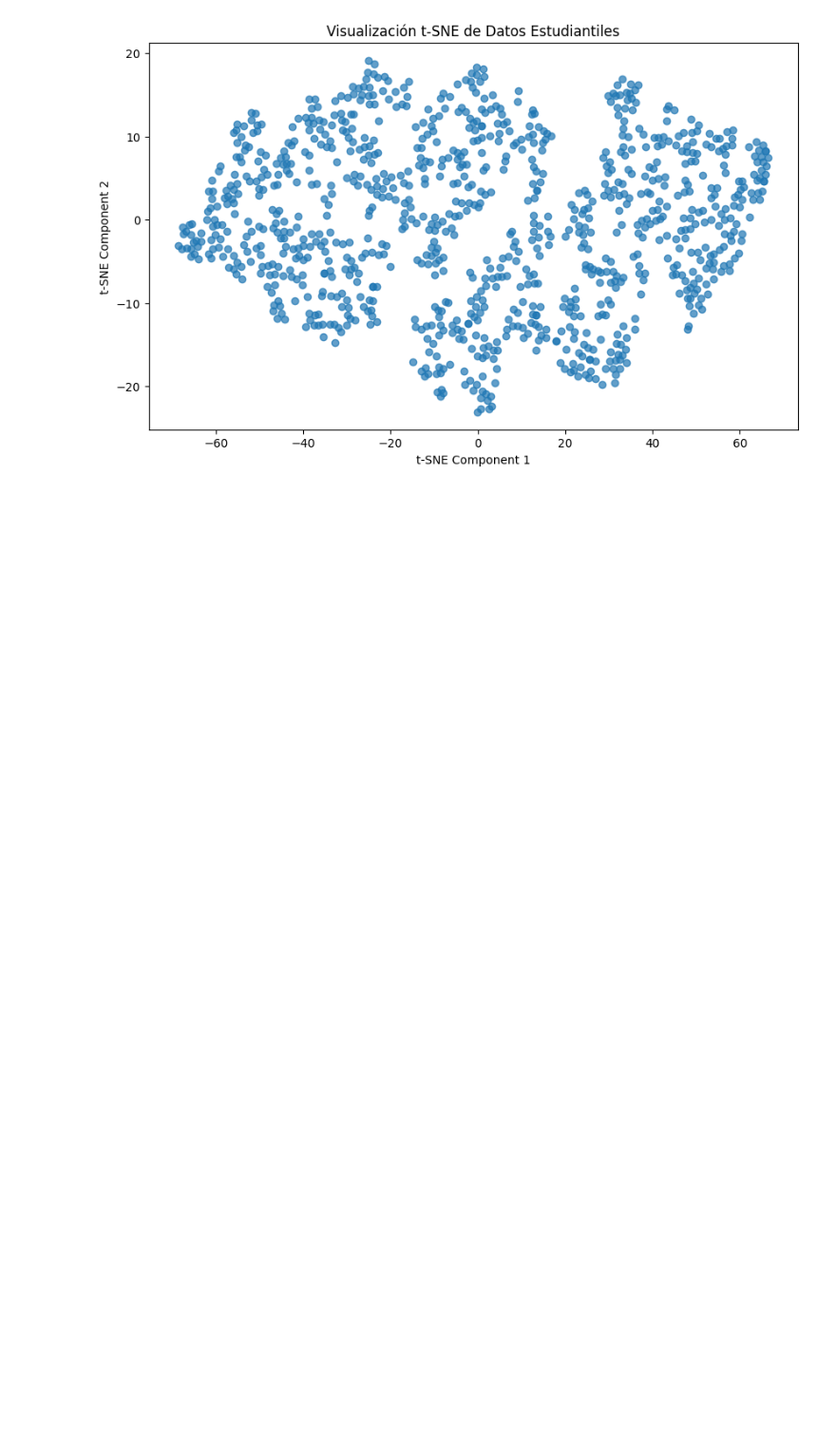
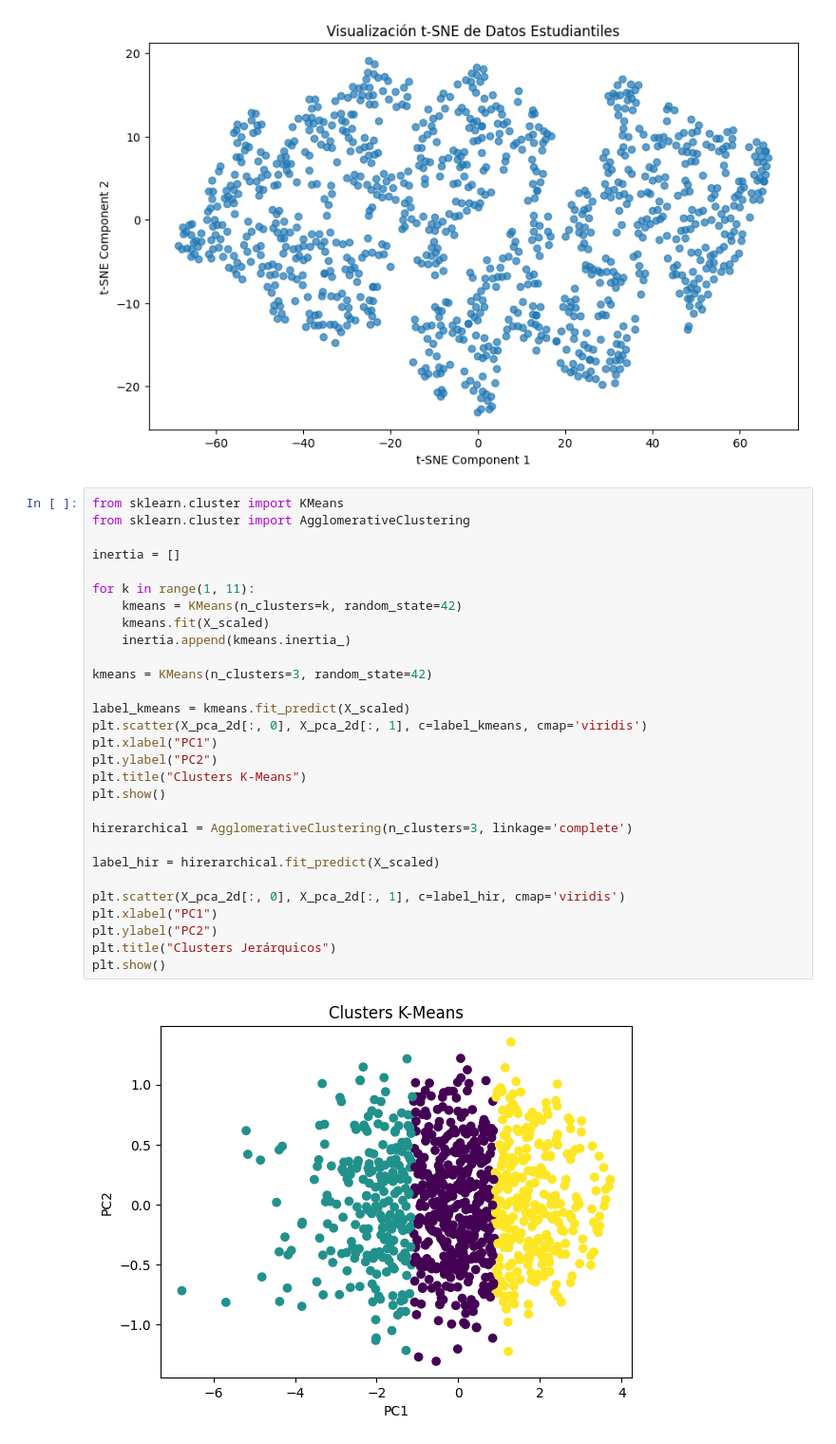
Before and after one commit to Shurrasco23/Guia-6-matematicas, a Jupyter notebook: guia6.ipynb, the cells around one changed output. Shown at 95% size. Cells and saved outputs as stored; diff of their text form; blank space fills up the shorter version.

```diff
--- a/guia6.ipynb
+++ b/guia6.ipynb
@@ -247,3 +247,34 @@ plt.show()
 # %% [output]
 [figure]
 [figure]
+# %%
+from sklearn.cluster import KMeans
+from sklearn.cluster import AgglomerativeClustering
+
+inertia = []
+
+for k in range(1, 11):
+    kmeans = KMeans(n_clusters=k, random_state=42)
+    kmeans.fit(X_scaled)
+    inertia.append(kmeans.inertia_)
+
+kmeans = KMeans(n_clusters=3, random_state=42)
+
+label_kmeans = kmeans.fit_predict(X_scaled)
+plt.scatter(X_pca_2d[:, 0], X_pca_2d[:, 1], c=label_kmeans, cmap='viridis')
+plt.xlabel("PC1")
+plt.ylabel("PC2")
+plt.title("Clusters K-Means")
+plt.show()
+
+hirerarchical = AgglomerativeClustering(n_clusters=3, linkage='complete')
+
+label_hir = hirerarchical.fit_predict(X_scaled)
+
+plt.scatter(X_pca_2d[:, 0], X_pca_2d[:, 1], c=label_hir, cmap='viridis')
+plt.xlabel("PC1")
+plt.ylabel("PC2")
+plt.title("Clusters Jerárquicos")
+plt.show()
+# %% [output]
+[figure, added]
```
Also changed, not shown: parts of 3 cells of this notebook.
